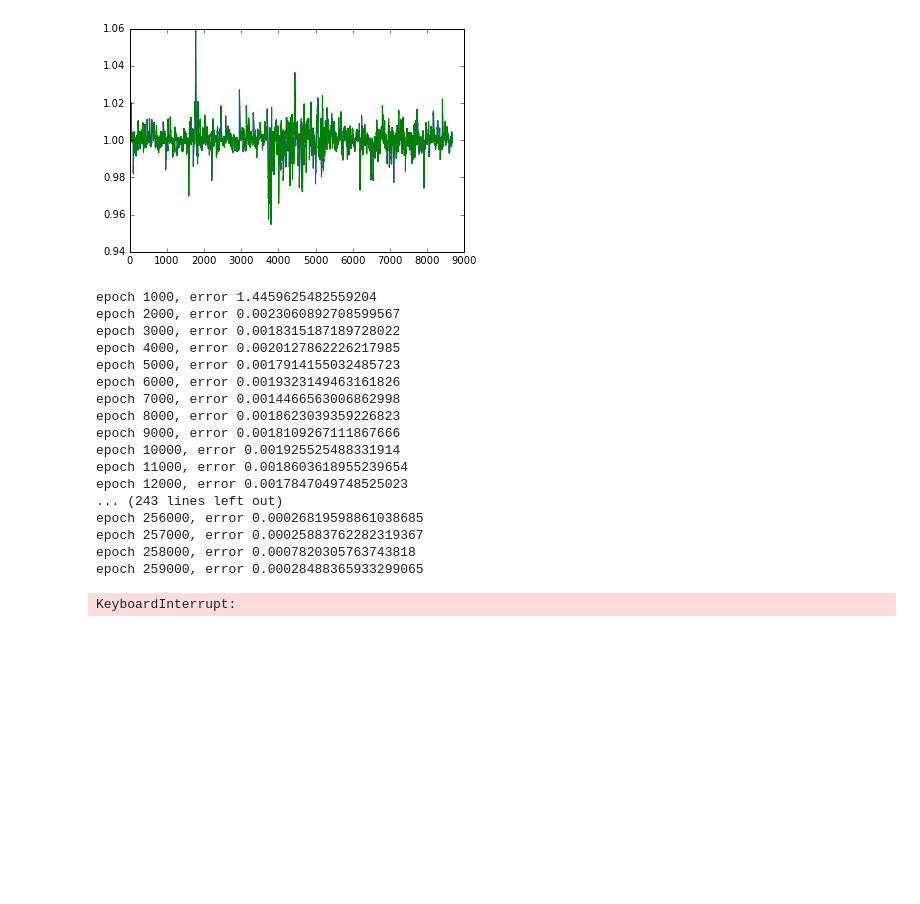
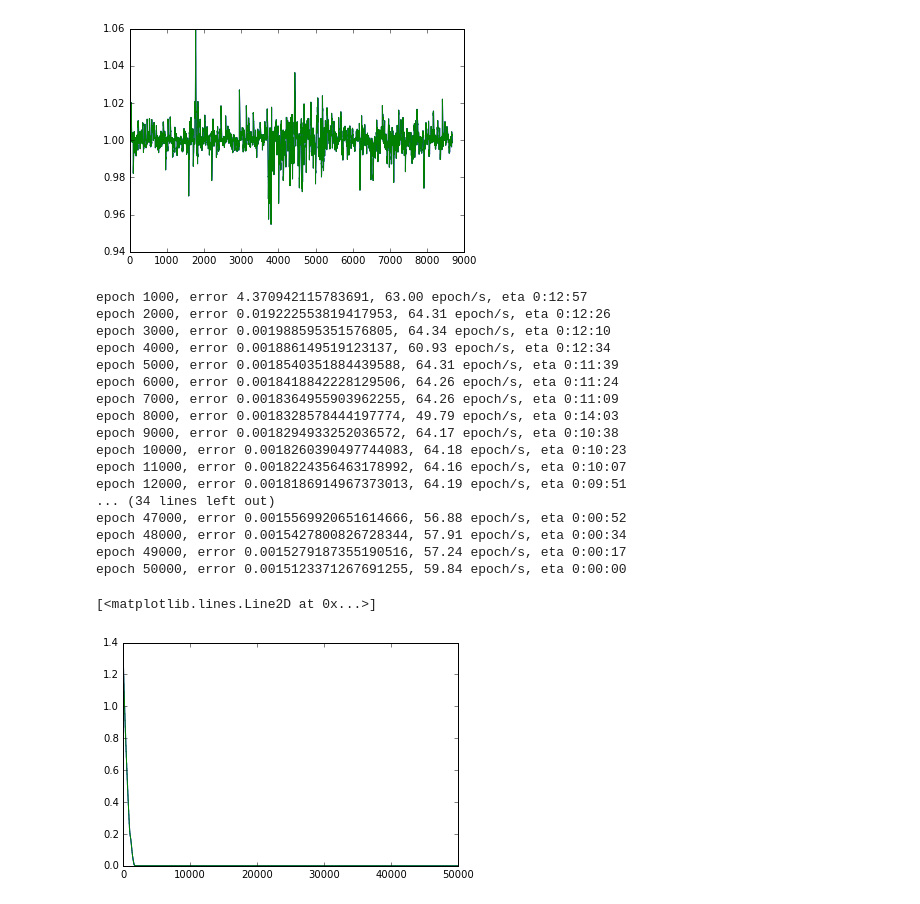
Before and after one commit to haretaro/ichiyo, a Jupyter notebook: net/train.ipynb, the cells around one changed output. Drawn from its saved outputs; the diff is of its cells as text; code cells hidden in the pictures; blank space fills up the shorter version.

```diff
--- a/net/train.ipynb
+++ b/net/train.ipynb
@@ -10,7 +12,9 @@ import matplotlib.pyplot as plt
 from net import Net, MLP
 # %%
-n_epoch = 1000000 #エポック
+n_epoch = 50000 #エポック
 batchsize = 5000 #バッチサイズ
+printout_interval = 1000 #何エポック毎に誤差をプリントアウトするか
+
 bprop_len = 100 #何回でバックプロパゲーションを打ち切るか(trancate)
 n_units = 20 #中間層のユニット数
 grad_clip = 5 #誤差関数の絶対値をこの値に制限する
@@ -65,21 +69,37 @@ batch_idxs = list(range(batchsize))
 accum_loss = 0
 epoch = 0
 loss_data = 0
+x_cache = []
+y_cache = []
+x_chainer_variable = chainer.Variable(xp.asarray([[x] for x in train_data_x], dtype=np.float32))
+y_chainer_variable = chainer.Variable(xp.asarray([[y] for y in train_data_y], dtype=np.float32))
+test_data_x_chainer_variable = chainer.Variable(xp.asarray([[x] for x in test_data_x], dtype=np.float32))
+test_data_y_chainer_variable = chainer.Variable(xp.asarray([[y] for y in test_data_y], dtype=np.float32))
+prev_time = time.time()
 for i in range(jump * n_epoch):
-    x = chainer.Variable(xp.asarray([[train_data_x[(jump * j + i) % length]] for j in batch_idxs]))
-    y = chainer.Variable(xp.asarray([[train_data_y[(jump * j + i) % length]] for j in batch_idxs]))
+    if len(x_cache) <= i % jump:
+        x_cache.append( chainer.Variable(xp.asarray([[train_data_x[(jump * j + i) % length]] for j in batch_idxs])))
+        y_cache.append( chainer.Variable(xp.asarray([[train_data_y[(jump * j + i) % length]] for j in batch_idxs])))
+    x = x_cache[i % jump]
+    y = y_cache[i % jump]
+    #x = chainer.Variable(xp.asarray([[train_data_x[(jump * j + i) % length]] for j in batch_idxs]))
+    #y = chainer.Variable(xp.asarray([[train_data_y[(jump * j + i) % length]] for j in batch_idxs]))
     loss_i = model(x,y)
     accum_loss += loss_i
     loss_data += accum_loss.data
 
     if (i+1) % jump == 0:
         epoch += 1
-        if epoch % 1000 == 0:
-            print('epoch {}, error {}'.format(epoch, loss_data * len(x) / length))
-        #loss.append(loss_data * batchsize / length)
-
-        loss.append(evaluate(model, train_data_x, train_data_y)[1])
-        test_loss.append(evaluate(model, test_data_x, test_data_y)[1])
+        if epoch % printout_interval == 0:
+            now = time.time()
+            elapsed_time = now - prev_time
+            prev_time = now
+            speed = printout_interval / elapsed_time
+            eta = datetime.timedelta(seconds = (n_epoch - epoch) / speed)
+            eta = datetime.timedelta(seconds = eta.seconds)
+            print('epoch {0}, error {1}, {2:.2f} epoch/s, eta {3}'.format(epoch, loss_data * len(x) / length, speed, eta))
+        loss.append(evaluate(model, x_chainer_variable, y_chainer_variable)[1])
+        test_loss.append(evaluate(model, test_data_x_chainer_variable, test_data_y_chainer_variable)[1])
         loss_data = 0
         model.reset_state()
 
@@ -91,27 +111,32 @@ for i in range(jump * n_epoch):
         accum_loss = 0
         optimizer.update()
 # %% [output]
-epoch 1000, error 1.4459625482559204
-epoch 2000, error 0.0023060892708599567
-epoch 3000, error 0.0018315187189728022
-epoch 4000, error 0.0020127862226217985
-epoch 5000, error 0.0017914155032485723
-epoch 6000, error 0.0019323149463161826
-epoch 7000, error 0.0014466563006862998
-epoch 8000, error 0.0018623039359226823
-epoch 9000, error 0.0018109267111867666
-epoch 10000, error 0.001925525488331914
-epoch 11000, error 0.0018603618955239654
-epoch 12000, error 0.0017847049748525023
-... (243 lines left out)
-epoch 256000, error 0.00026819598861038685
-epoch 257000, error 0.00025883762282319367
-epoch 258000, error 0.0007820305763743818
-epoch 259000, error 0.00028488365933299065
+epoch 1000, error 4.370942115783691, 63.00 epoch/s, eta 0:12:57
+epoch 2000, error 0.019222553819417953, 64.31 epoch/s, eta 0:12:26
+epoch 3000, error 0.001988595351576805, 64.34 epoch/s, eta 0:12:10
+epoch 4000, error 0.001886149519123137, 60.93 epoch/s, eta 0:12:34
+epoch 5000, error 0.0018540351884439588, 64.31 epoch/s, eta 0:11:39
+epoch 6000, error 0.0018418842228129506, 64.26 epoch/s, eta 0:11:24
+epoch 7000, error 0.0018364955903962255, 64.26 epoch/s, eta 0:11:09
+epoch 8000, error 0.0018328578444197774, 49.79 epoch/s, eta 0:14:03
+epoch 9000, error 0.0018294933252036572, 64.17 epoch/s, eta 0:10:38
+epoch 10000, error 0.0018260390497744083, 64.18 epoch/s, eta 0:10:23
+epoch 11000, error 0.0018224356463178992, 64.16 epoch/s, eta 0:10:07
+epoch 12000, error 0.0018186914967373013, 64.19 epoch/s, eta 0:09:51
+... (34 lines left out)
+epoch 47000, error 0.0015569920651614666, 56.88 epoch/s, eta 0:00:52
+epoch 48000, error 0.0015427800826728344, 57.91 epoch/s, eta 0:00:34
+epoch 49000, error 0.0015279187355190516, 57.24 epoch/s, eta 0:00:17
+epoch 50000, error 0.0015123371267691255, 59.84 epoch/s, eta 0:00:00
-KeyboardInterrupt:
 # %%
 #モデルを保存
 serializers.save_npz('my.model', model)
+# %%
+plt.plot(loss)
+plt.plot(test_loss)
+# %% [output]
+[<matplotlib.lines.Line2D at 0x...>]
+[figure, added]
 # %%
 plt.plot([math.log(x) for x in loss])
 plt.plot([math.log(x) for x in test_loss])
```
Also changed, not shown: parts of 8 cells of this notebook.
